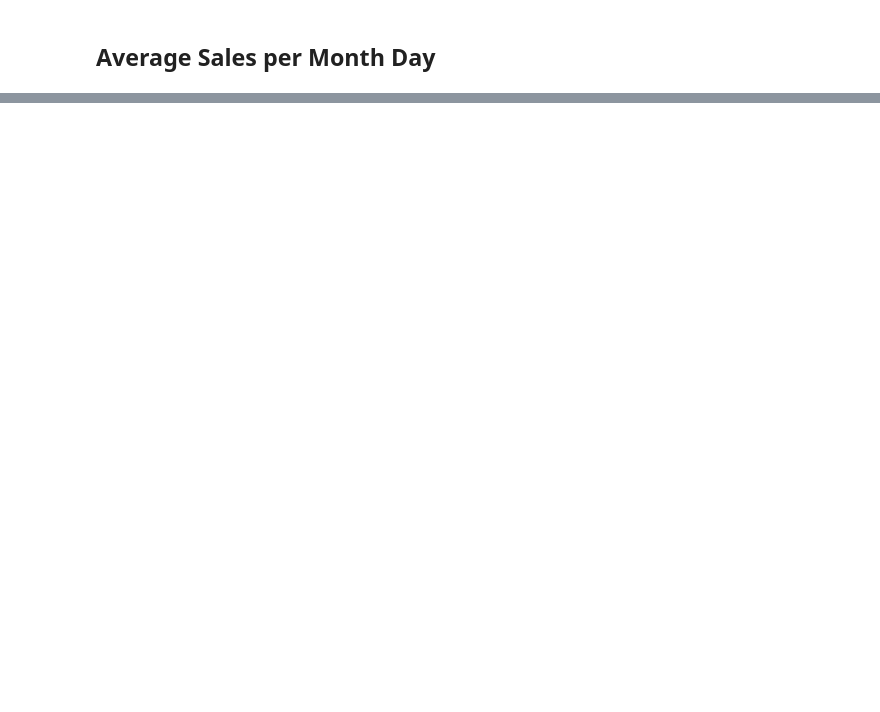
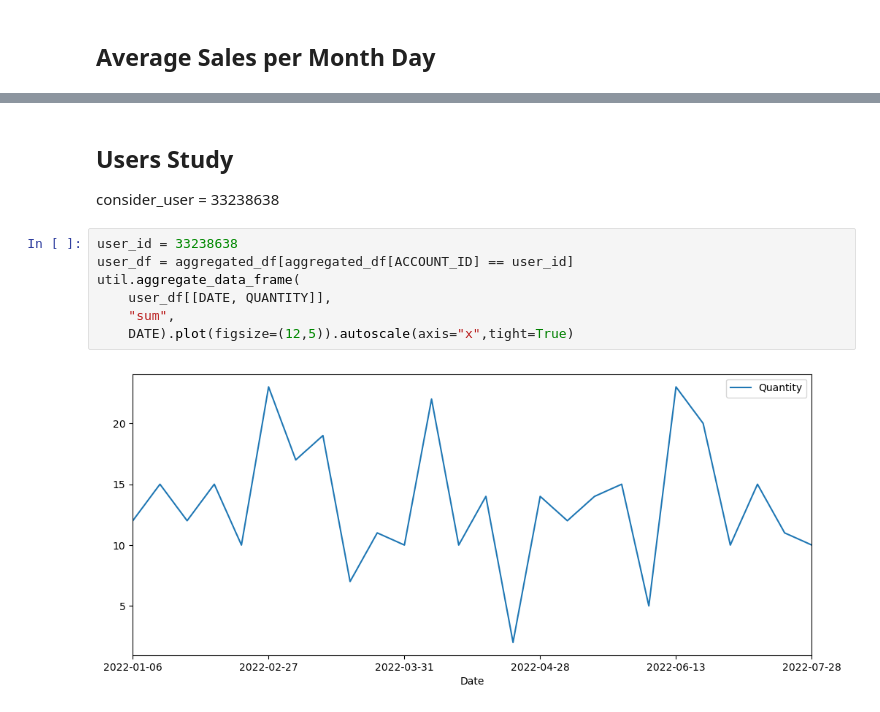
Before and after one commit to EliuthLoga/ABInBevAnalytics, a Jupyter notebook: com/analitics/DataDescriptionReport.ipynb, the cells around one changed output, grey strips where cells are left out. Drawn from its saved outputs; the diff is of its cells as text; blank space fills up the shorter version.

```diff
--- a/com/analitics/DataDescriptionReport.ipynb
+++ b/com/analitics/DataDescriptionReport.ipynb
@@ -307,0 +342,13 @@ quantity_per_day_month_df.sort_values(by=[DAY_OF_MONTH], axis=0, ascending=True)
+# %% [markdown]
+## Users Study
+
+consider_user = 33238638
+# %%
+user_id = 33238638
+user_df = aggregated_df[aggregated_df[ACCOUNT_ID] == user_id]
+util.aggregate_data_frame(
+    user_df[[DATE, QUANTITY]],
+    "sum",
+    DATE).plot(figsize=(12,5)).autoscale(axis="x",tight=True)
+# %% [output]
+[figure, added]
```
Also changed, not shown: parts of 22 cells of this notebook.
